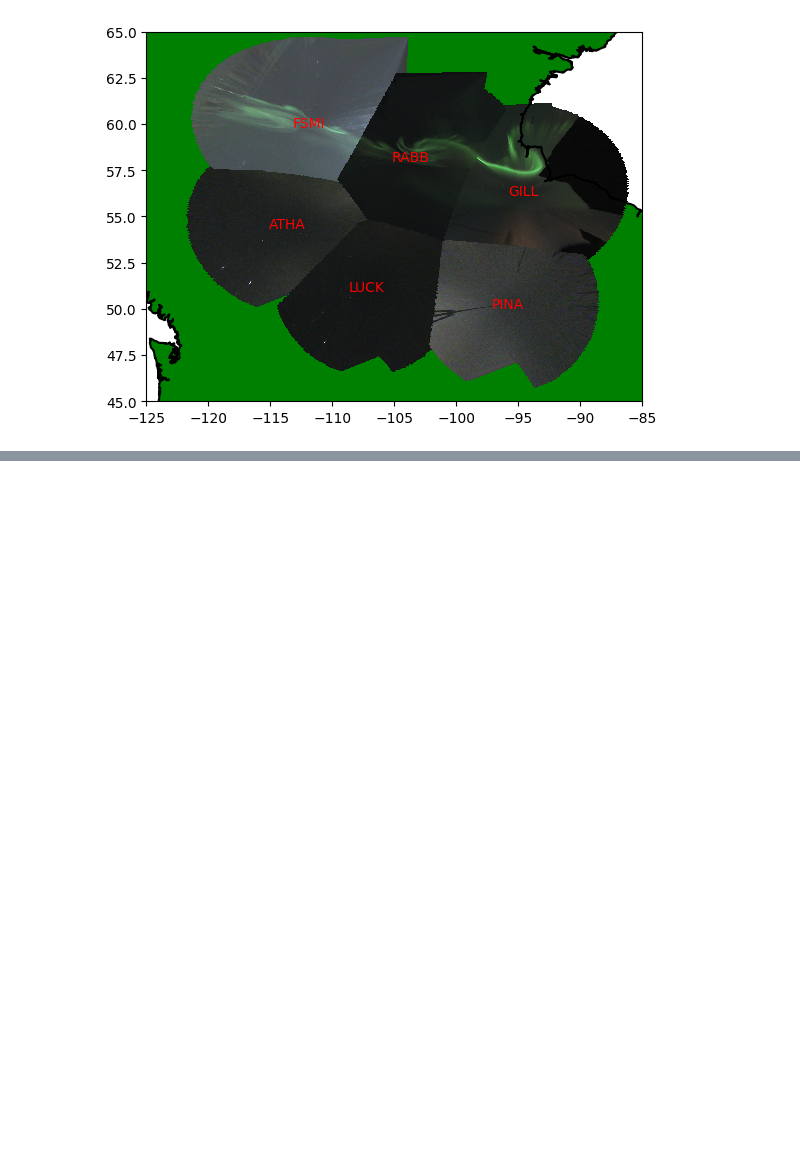
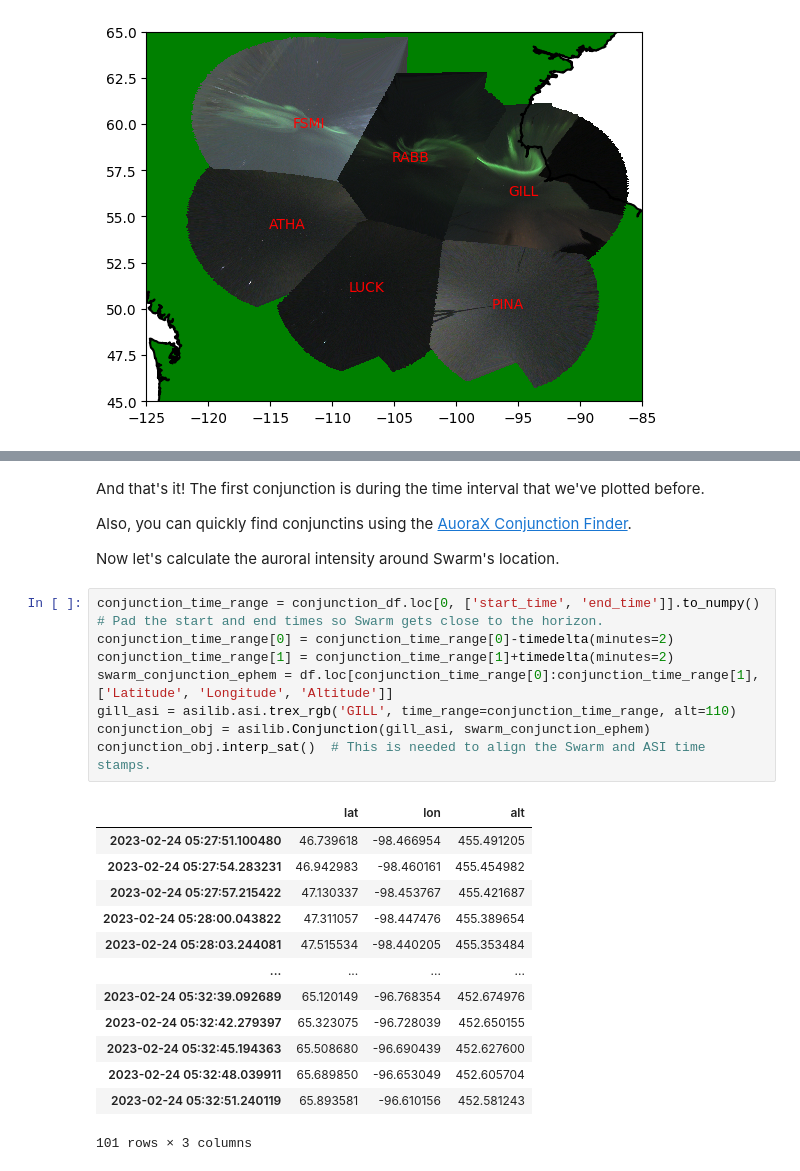
Before and after one commit to kylermurphy/DASP_2024, a Jupyter notebook: asilib/2024_dasp_asilib_local.ipynb, the cells around one changed output, grey strips where cells are left out. Saved outputs shown, nothing was run; the diff lists cells and outputs as text; blank space fills up the shorter version.

```diff
--- a/asilib/2024_dasp_asilib_local.ipynb
+++ b/asilib/2024_dasp_asilib_local.ipynb
@@ -241,0 +297,29 @@ Note: for project \#2, ideally you should map the satellite's location, orbiting
+# %% [markdown]
+And that's it! The first conjunction is during the time interval that we've plotted before.
+
+Also, you can quickly find conjunctins using the [AuoraX Conjunction Finder](https://swarm-aurora.com/conjunctionFinder/).
+
+Now let's calculate the auroral intensity around Swarm's location.
+# %%
+conjunction_time_range = conjunction_df.loc[0, ['start_time', 'end_time']].to_numpy()
+# Pad the start and end times so Swarm gets close to the horizon.
+conjunction_time_range[0] = conjunction_time_range[0]-timedelta(minutes=2)
+conjunction_time_range[1] = conjunction_time_range[1]+timedelta(minutes=2)
+swarm_conjunction_ephem = df.loc[conjunction_time_range[0]:conjunction_time_range[1], ['Latitude', 'Longitude', 'Altitude']]
+gill_asi = asilib.asi.trex_rgb('GILL', time_range=conjunction_time_range, alt=110)
+conjunction_obj = asilib.Conjunction(gill_asi, swarm_conjunction_ephem)
+conjunction_obj.interp_sat()  # This is needed to align the Swarm and ASI time stamps.
+# %% [output]
+|  | lat | lon | alt |
+| 2023-02-24 05:27:51.100480 | 46.739618 | -98.466954 | 455.491205 |
+| 2023-02-24 05:27:54.283231 | 46.942983 | -98.460161 | 455.454982 |
+| 2023-02-24 05:27:57.215422 | 47.130337 | -98.453767 | 455.421687 |
+| 2023-02-24 05:28:00.043822 | 47.311057 | -98.447476 | 455.389654 |
+| 2023-02-24 05:28:03.244081 | 47.515534 | -98.440205 | 455.353484 |
+| ... | ... | ... | ... |
+| 2023-02-24 05:32:39.092689 | 65.120149 | -96.768354 | 452.674976 |
+| 2023-02-24 05:32:42.279397 | 65.323075 | -96.728039 | 452.650155 |
+| 2023-02-24 05:32:45.194363 | 65.508680 | -96.690439 | 452.627600 |
+| 2023-02-24 05:32:48.039911 | 65.689850 | -96.653049 | 452.605704 |
+| 2023-02-24 05:32:51.240119 | 65.893581 | -96.610156 | 452.581243 |
+101 rows × 3 columns
```
Also changed, not shown: parts of 23 cells of this notebook, 1 other file.
